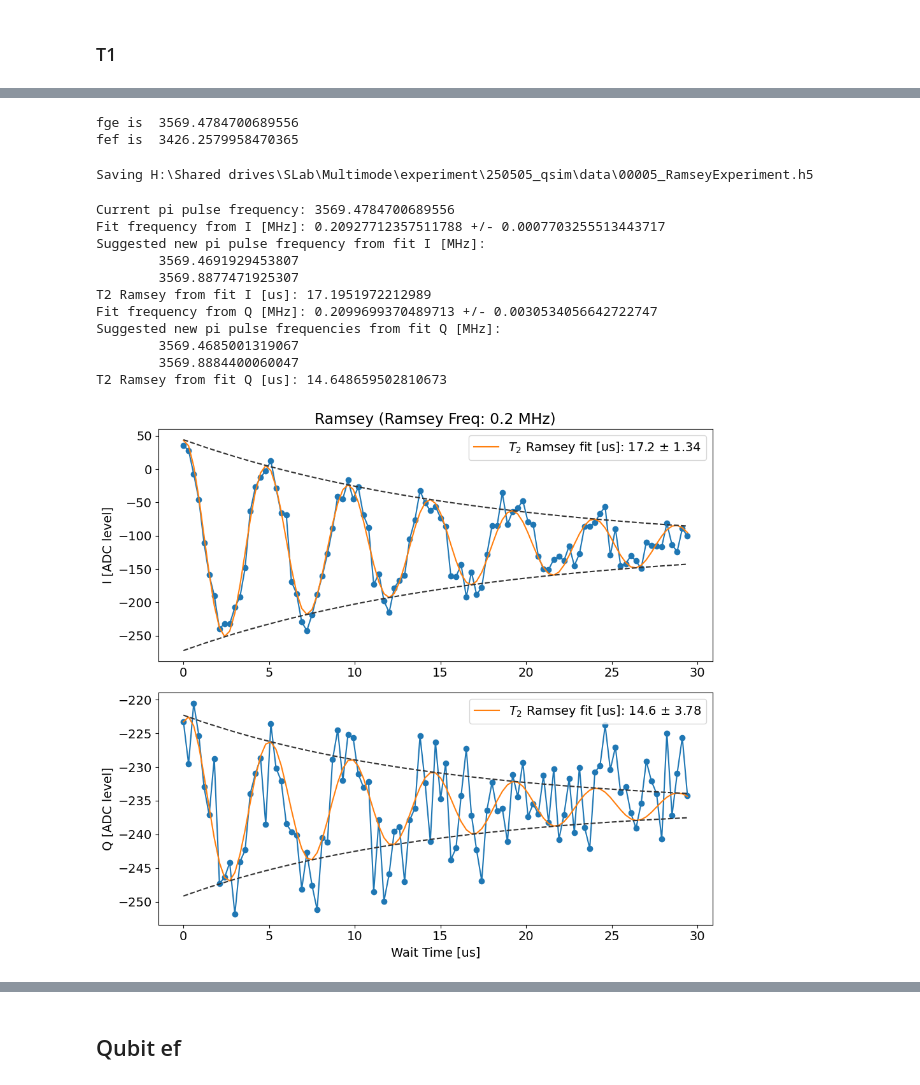
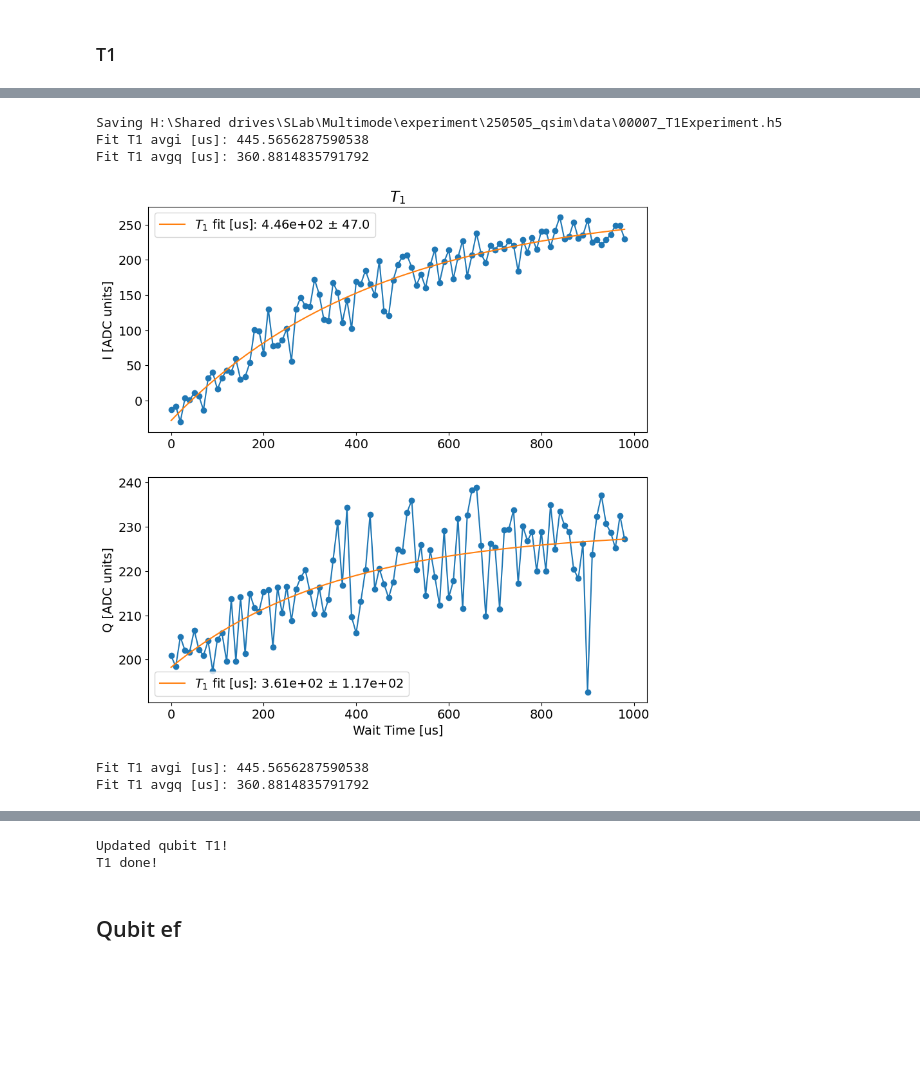
Before and after one commit to SchusterLab/multimode_expts, a Jupyter notebook: single_qubit_autocalibrate.ipynb, the cells around one changed output, grey strips where cells are left out. Drawn from its saved outputs; the diff is of its cells as text; code cells hidden in the pictures; blank space fills up the shorter version.

```diff
--- a/single_qubit_autocalibrate.ipynb
+++ b/single_qubit_autocalibrate.ipynb
@@ -494,59 +577,15 @@ exp_params['HistogramExperiment']
-# %%
-t2ramsey = meas.single_qubit.t2_ramsey.RamseyExperiment(
-    soccfg=soc, path=expt_path, prefix='RamseyExperiment', config_file=config_path
-)
-
-t2ramsey.cfg = AttrDict(deepcopy(config_thisrun))
-
-t2ramsey.cfg.expt = {'start': 0.01,
- 'step': 0.3,
- 'expts': 100,
- 'ramsey_freq': 0.2,
- 'reps': 100,
- 'rounds': 1,
- 'qubits': [0],
- 'checkEF': False,
- 'user_defined_freq': [False, 3568.2038290468167, 5304, 0.035],
- 'qubit_ge_init': False,
- 'qubit_ge_after': False,
- 'f0g1_cavity': 0,
- 'normalize': False,
- 'active_reset': False,
- 'man_reset': False,
- 'storage_reset': False,
- 'prepulse': False,
- 'postpulse': False,
- 'pre_active_reset_pulse': False,
- 'pre_sweep_pulse': [[3573.388770912761, 3418.9853023326227, 2005.29],
-  [11864, 9339, 15000],
-  [0, 0, 0.6340707551313035],
-  [0, 0, 0],
-  [2, 2, 0],
-  ['g', 'g', 'flat_top'],
-  [0.035, 0.035, 0.005]],
- 'post_sweep_pulse': [],
- 'advance_phase': 0,
- 'echoes': [False, 0]}
-
-t2ramsey.cfg.device.readout.relax_delay = [2500] # Wait time between experiments [us]
-t2ramsey.go(analyze=False, display=False, progress=True, save=True)
-# %% [output]
-fge is  3569.4784700689556
-fef is  3426.2579958470365
-Saving H:\Shared drives\SLab\Multimode\experiment\250505_qsim\data\00005_RamseyExperiment.h5
-# %%
-t2ramsey.analyze()
-t2ramsey.display()
-# %% [output]
-Current pi pulse frequency: 3569.4784700689556
-Fit frequency from I [MHz]: 0.20927712357511788 +/- 0.0007703255513443717
-Suggested new pi pulse frequency from fit I [MHz]:
-        3569.4691929453807
-        3569.8877471925307
-T2 Ramsey from fit I [us]: 17.1951972212989
-Fit frequency from Q [MHz]: 0.2099699370489713 +/- 0.0030534056642722747
-Suggested new pi pulse frequencies from fit Q [MHz]:
-        3569.4685001319067
-        3569.8884400060047
-T2 Ramsey from fit Q [us]: 14.648659502810673
-[figure, removed]
+# %%
+t1 = None
+if expts_to_run['t1_ge']:
+    t1 = do_t1_ge(config_thisrun, expt_path, config_path)
+    t1.analyze()
+    t1.display()
+    update_t1_ge(t1, config_thisrun)
+    print('T1 done!')
+# %% [output]
+Saving H:\Shared drives\SLab\Multimode\experiment\250505_qsim\data\00007_T1Experiment.h5
+Fit T1 avgi [us]: 445.5656287590538
+Fit T1 avgq [us]: 360.8814835791792
+[figure, added]
+Fit T1 avgi [us]: 445.5656287590538
+Fit T1 avgq [us]: 360.8814835791792
@@ -553,3 +593,5 @@ T2 Ramsey from fit Q [us]: 14.648659502810673
+Updated qubit T1!
+T1 done!
 # %% [markdown]
 ## Qubit ef
 # %% [markdown]
```
Also changed, not shown: parts of 72 cells of this notebook, 6 other files.
